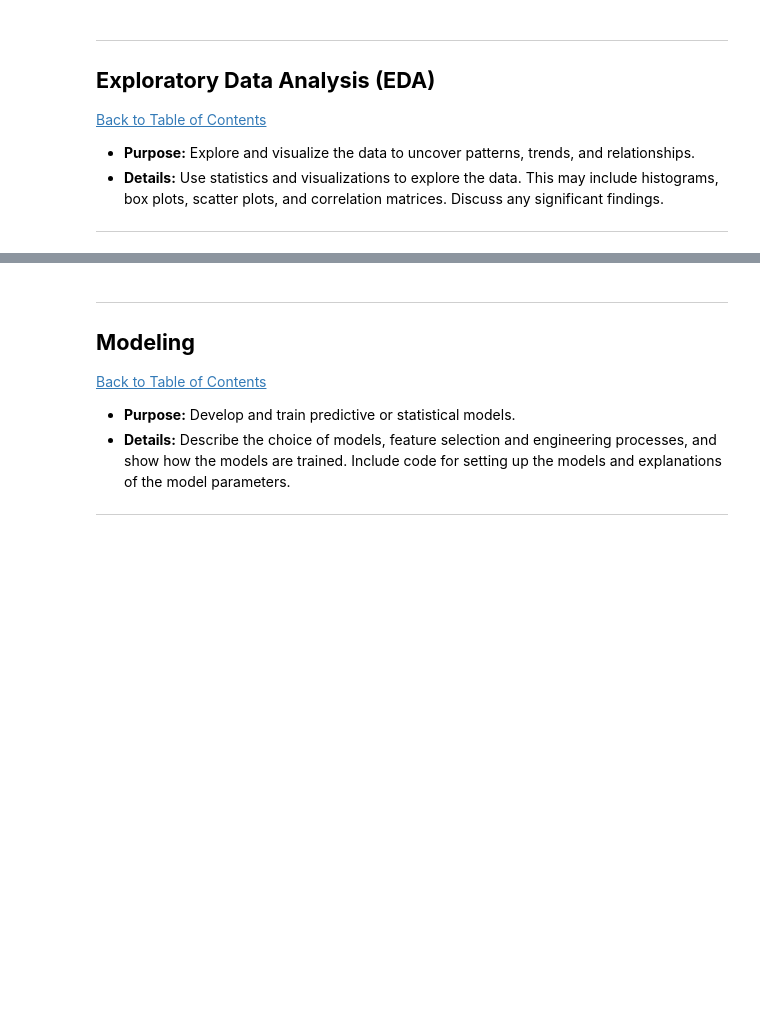
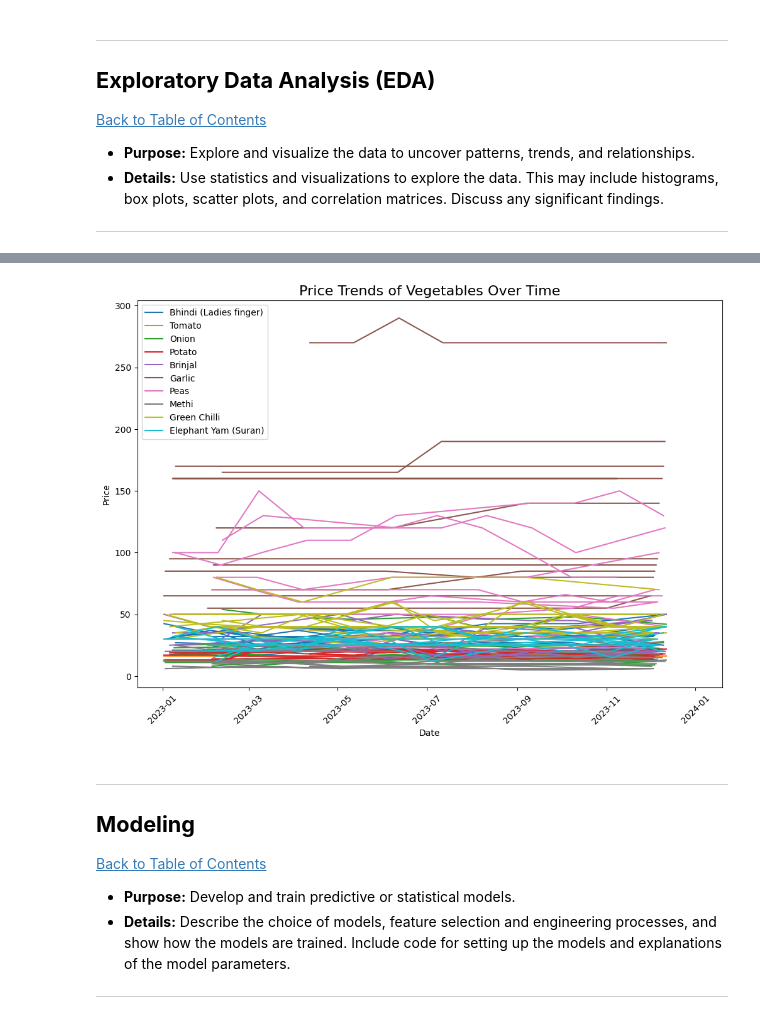
Before and after one commit to AkhonaNzama01/Vegetable-Price-Trends, a Jupyter notebook: QCTO---Workplace-Module-Notebook-Template-4571.ipynb, the cells around one changed output, grey strips where cells are left out. Saved outputs shown, nothing was run; the diff lists cells and outputs as text; code cells hidden in the pictures; blank space fills up the shorter version.

```diff
--- a/QCTO---Workplace-Module-Notebook-Template-4571.ipynb
+++ b/QCTO---Workplace-Module-Notebook-Template-4571.ipynb
@@ -229,3 +253,21 @@ dtype: object
+# %%
+# Convert 'Price Dates' to datetime format
+df['Price Dates'] = pd.to_datetime(df['Price Dates'], errors='coerce')
+
+# Plotting price trends for different vegetables over time
+plt.figure(figsize=(12, 8))
+for column in ['Bhindi (Ladies finger)', 'Tomato', 'Onion', 'Potato', 'Brinjal', 'Garlic',
+               'Peas', 'Methi', 'Green Chilli', 'Elephant Yam (Suran)']:
+    plt.plot(df['Price Dates'], df[column], label=column)
+
+plt.legend()
+plt.title('Price Trends of Vegetables Over Time', fontsize=16)
+plt.xlabel('Date')
+plt.ylabel('Price')
+plt.xticks(rotation=45)
+plt.show()
+# %% [output]
+[figure, added]
 # %% [markdown]
 ---
 <a href=#six></a>
```
Also changed, not shown: parts of 3 cells of this notebook.
